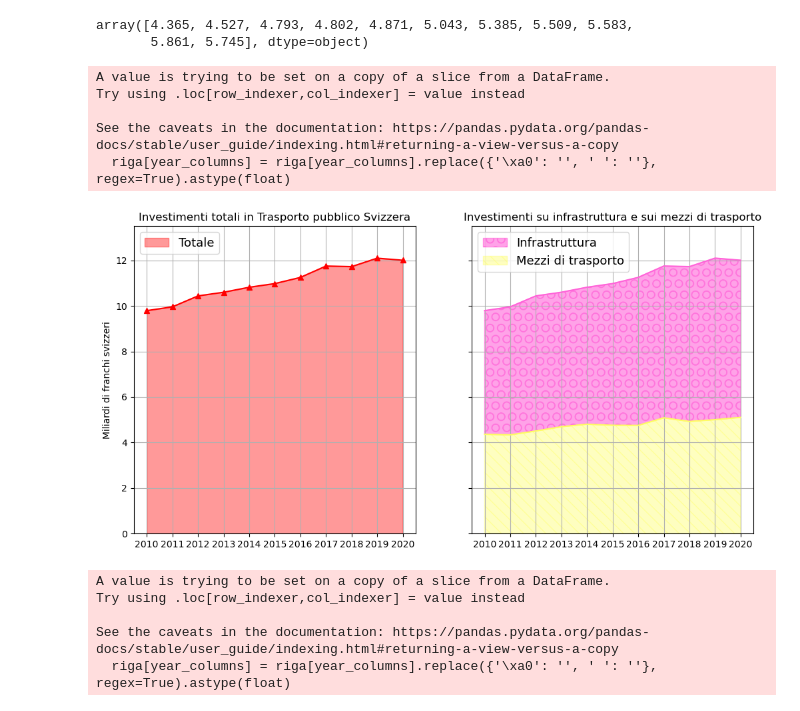
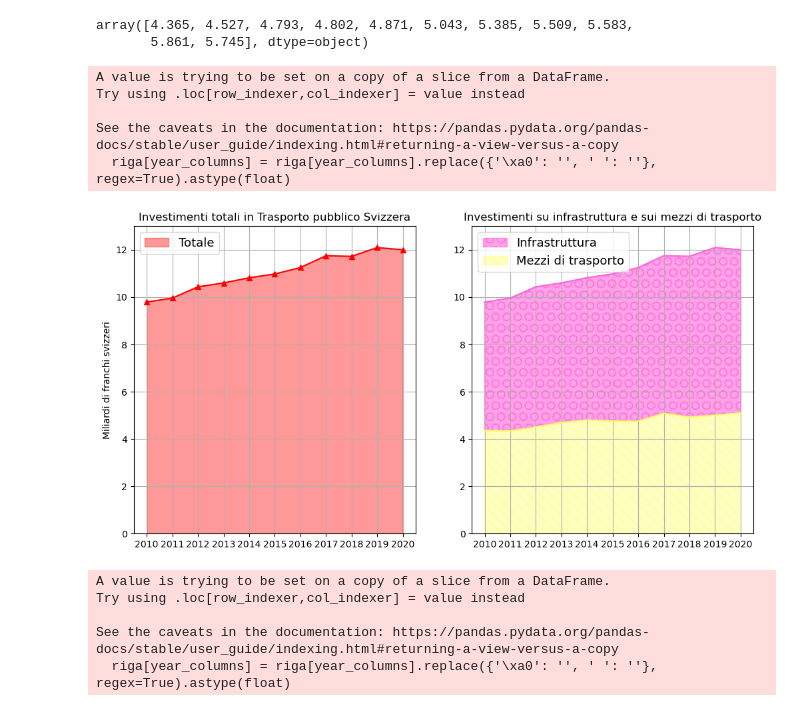
Before and after one commit to alemele01/vs24, a Jupyter notebook: investimentiSvizzeri.ipynb, the cells around one changed output. Saved outputs shown, nothing was run; the diff lists cells and outputs as text; code cells hidden in the pictures.

```diff
--- a/investimentiSvizzeri.ipynb
+++ b/investimentiSvizzeri.ipynb
@@ -179,31 +180,31 @@ invInfrastrutturaInMiliardiFranchi
 array([4.365, 4.527, 4.793, 4.802, 4.871, 5.043, 5.385, 5.509, 5.583,
        5.861, 5.745], dtype=object)
 # %%
-fig, axs = plt.subplots(1, 2, figsize=(12, 6), sharey=True)
-plt.ylim(0,13.5)
+fig, axs = plt.subplots(1, 2, figsize=(12, 6))
+axs[0].set_ylim(0,13)
 invGenSvizzera=convertiRigaInIntero(investimentiPuliti,'Costi del trasporto ferroviario')
 axs[0].plot(invGenSvizzera.columns[1:], invGenSvizzera.iloc[0, 1:]/1000, color='#FF0000',marker='^')
 axs[0].fill_between(invGenSvizzera.columns[1:], invGenSvizzera.iloc[0, 1:].astype(float)/1000, alpha=0.4,color='#FF0000',label='Totale')
 axs[0].grid(True)
 axs[0].legend(prop={'size': 13} ,loc=2)
 axs[0].set_title('Investimenti totali in Trasporto pubblico Svizzera')
 axs[0].set_ylabel('Miliardi di franchi svizzeri')
-
 axs[1].plot(invGenSvizzera.columns[1:], invGenSvizzera.iloc[0, 1:]/1000, color='#FF64D9')
 axs[1].fill_between(invGenSvizzera.columns[1:], invGenSvizzera.iloc[0, 1:].astype(float)/1000,invMezzi.iloc[0, 1:].astype(float)/1000, alpha=0.6,color='#FF64D9',label='Infrastruttura',hatch="O")
 axs[1].plot(invMezzi.columns[1:], invMezzi.iloc[0, 1:]/1000, color='#FEFE62')
 axs[1].fill_between(invMezzi.columns[1:], invMezzi.iloc[0, 1:].astype(float)/1000,alpha=0.4,color='#FEFE62',label='Mezzi di trasporto',hatch="\\\\")
 axs[1].grid(True)
 axs[1].legend(prop={'size': 13} ,loc=2)
+axs[1].set_ylim(0,13)
 axs[1].set_title('Investimenti su infrastruttura e sui mezzi di trasporto')
 plt.show()
 # %% [output]
 A value is trying to be set on a copy of a slice from a DataFrame.
 Try using .loc[row_indexer,col_indexer] = value instead
 
 See the caveats in the documentation: https://pandas.pydata.org/pandas-docs/stable/user_guide/indexing.html#returning-a-view-versus-a-copy
   riga[year_columns] = riga[year_columns].replace({'\xa0': '', ' ': ''}, regex=True).astype(float)
-[figure, old version]
+[figure, new version]
 # %%
 fig, axs = plt.subplots(1, 3, figsize=(20, 6))
 axs[0].set_ylim(0,13.5)
```
Also changed, not shown: parts of 5 cells of this notebook.
